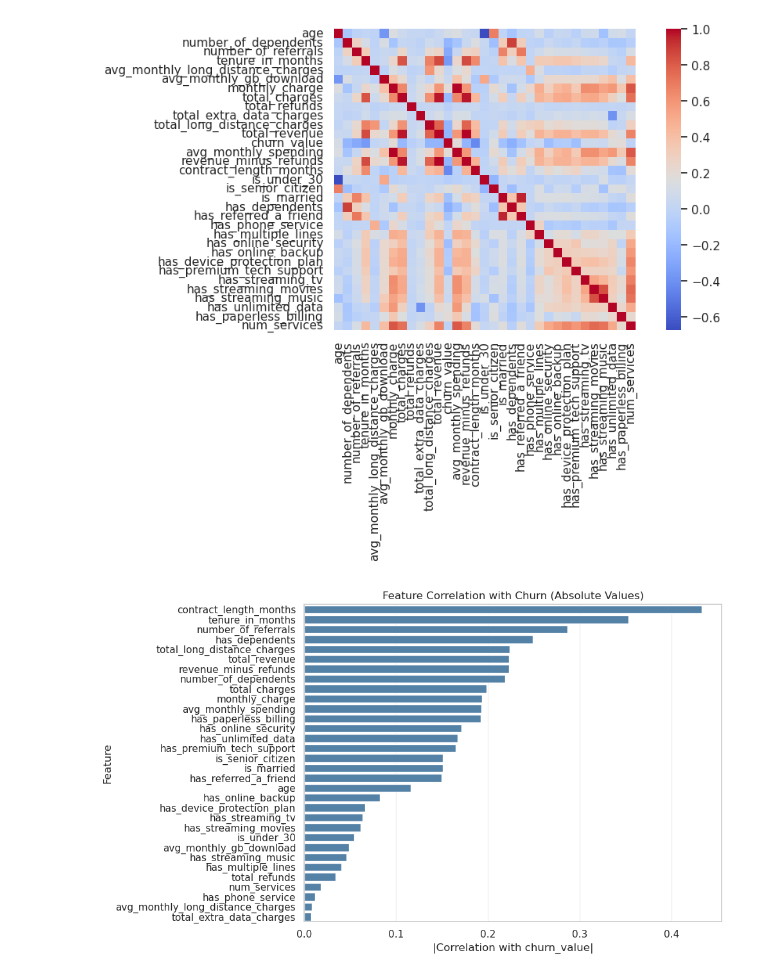
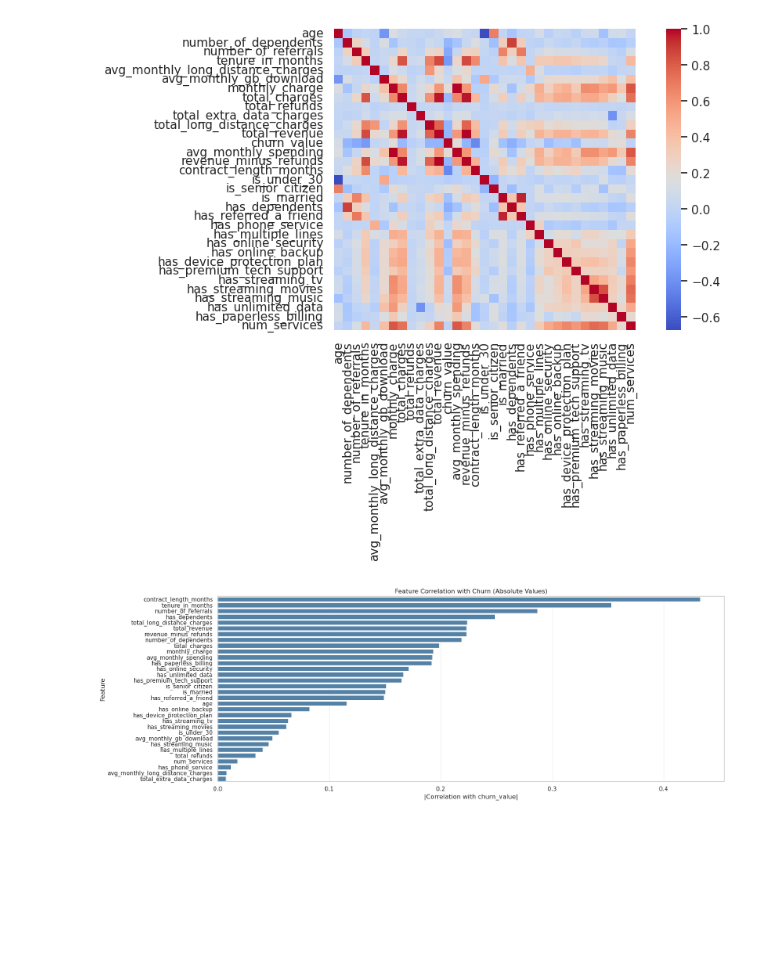
Before and after one commit to renteria-luis/telco-churn-prediction, a Jupyter notebook: notebooks/01_eda_and_feature_engineering.ipynb, the cells around one changed output. Cells and saved outputs as stored; diff of their text form; code cells hidden in the pictures; blank space fills up the shorter version.

```diff
--- a/notebooks/01_eda_and_feature_engineering.ipynb
+++ b/notebooks/01_eda_and_feature_engineering.ipynb
@@ -344,13 +344,14 @@ plt.show()
 # %% [output]
 [figure]
 # %%
-plt.figure(figsize=(10, 6))
+bar_corr = abs(corr.loc['churn_value']).sort_values(ascending=False)
+plt.figure(figsize=(17, 6))
 sns.barplot(x=bar_corr[1:].values, y=bar_corr[1:].index, orient='h', color='steelblue')
 plt.xlabel('|Correlation with churn_value|')
 plt.ylabel('Feature')
 plt.title('Feature Correlation with Churn (Absolute Values)')
 plt.tight_layout()
 plt.savefig(REPORTS_FIGURES / f'08_correlation_plot.png', dpi=150)
 plt.show()
 # %% [output]
-[figure, old version]
+[figure, new version]
```
Also changed, not shown: parts of 11 cells of this notebook, 4 other files.
